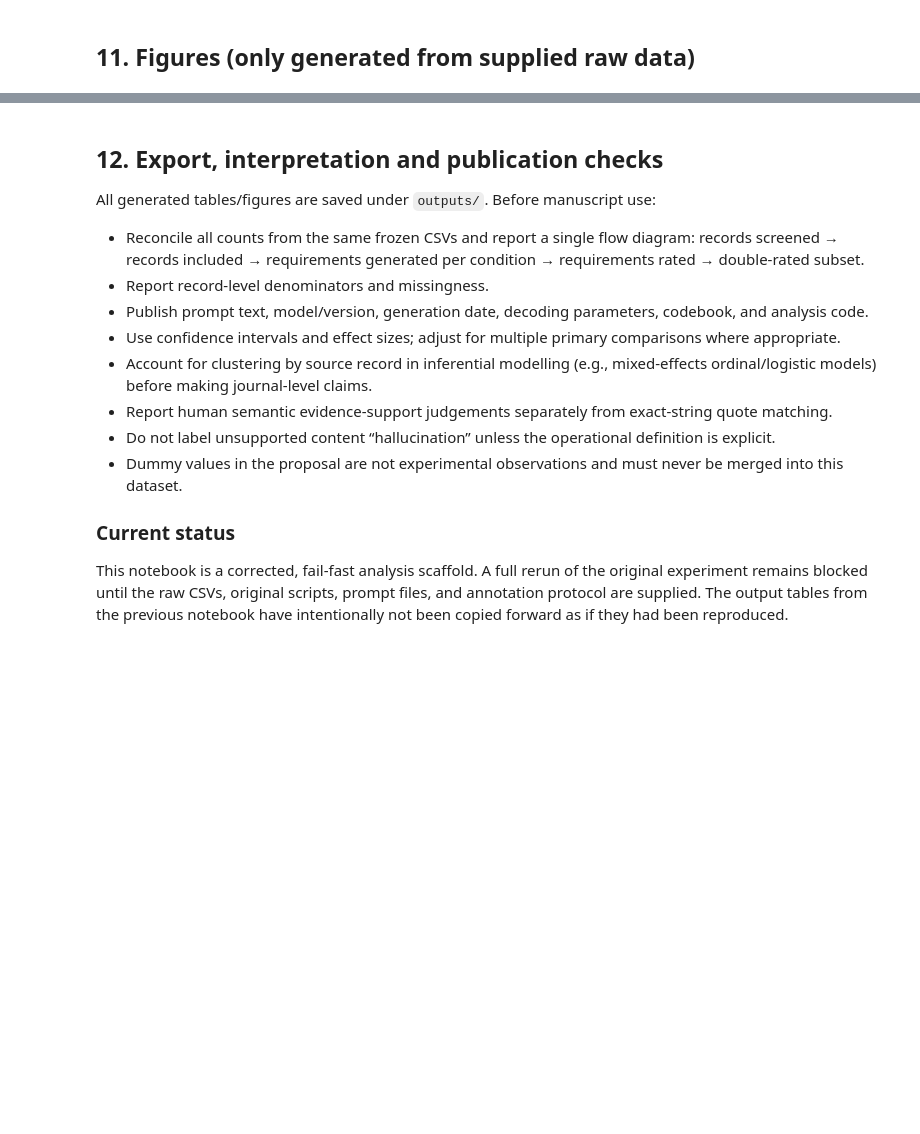
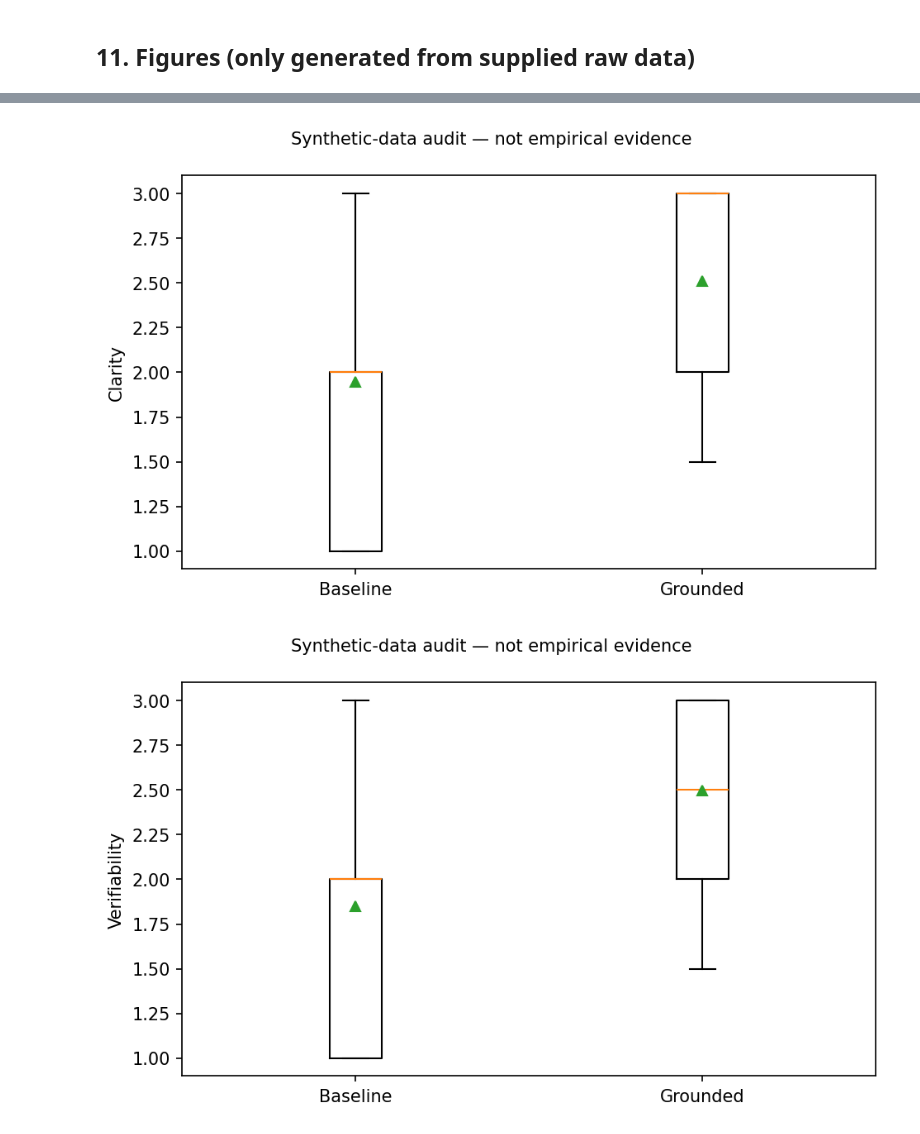
Before and after one commit to yashikakamboj/atrs_project, a Jupyter notebook: ATRS_Reproducible_Reanalysis_Notebook.ipynb, the cells around one changed output, grey strips where cells are left out. Cells and saved outputs as stored; diff of their text form; code cells hidden in the pictures; blank space fills up the shorter version.

Commit message:
Replace ATRS_Reproducible_Reanalysis_Notebook with publication audit, execute all cells with PDF outputs, and update pipeline results

```diff
--- a/ATRS_Reproducible_Reanalysis_Notebook.ipynb
+++ b/ATRS_Reproducible_Reanalysis_Notebook.ipynb
@@ -310,0 +335,4 @@ else:
+# %%
+rq2=items.groupby(['condition','traceability']).size().rename('n').reset_index()
+rq2['pct_within_condition']=100*rq2.n/rq2.groupby('condition').n.transform('sum')
+display(rq2); rq2.to_csv(OUT_DIR/'rq2_traceability_distribution.csv',index=False)
@@ -360,0 +352,7 @@ else:
+# %%
+rows=[]
+for condition,g in record_scores.groupby('condition'):
+    for metric in ['clarity','verifiability','traceability']:
+        rho,p=stats.spearmanr(g.completeness,g[metric]); rows.append(dict(condition=condition,outcome=metric,n_records=len(g),spearman_rho=rho,p_value=p))
+rq3=pd.DataFrame(rows); rq3['p_holm']=holm(rq3.p_value)
+display(rq3); rq3.to_csv(OUT_DIR/'rq3_completeness_correlations.csv',index=False)
@@ -360,0 +370,3 @@ else:
+# %%
+rq4=items.groupby('condition').unsupported.agg(n='count',rate='mean',lower=lambda x:(x==1).mean(),upper=lambda x:(x>0).mean()).reset_index()
+display(rq4); rq4.to_csv(OUT_DIR/'rq4_unsupported_rates.csv',index=False)
@@ -391,15 +379,38 @@ else:
-# %% [markdown]
-## 12. Export, interpretation and publication checks
-
-All generated tables/figures are saved under `outputs/`. Before manuscript use:
-- Reconcile all counts from the same frozen CSVs and report a single flow diagram: records screened → records included → requirements generated per condition → requirements rated → double-rated subset.
-- Report record-level denominators and missingness.
-- Publish prompt text, model/version, generation date, decoding parameters, codebook, and analysis code.
-- Use confidence intervals and effect sizes; adjust for multiple primary comparisons where appropriate.
-- Account for clustering by source record in inferential modelling (e.g., mixed-effects ordinal/logistic models) before making journal-level claims.
-- Report human semantic evidence-support judgements separately from exact-string quote matching.
-- Do not label unsupported content “hallucination” unless the operational definition is explicit.
-- Dummy values in the proposal are not experimental observations and must never be merged into this dataset.
-
-### Current status
-This notebook is a corrected, fail-fast analysis scaffold. A full rerun of the original experiment remains blocked until the raw CSVs, original scripts, prompt files, and annotation protocol are supplied. The output tables from the previous notebook have intentionally not been copied forward as if they had been reproduced.
+# %%
+def savefig(fig, name):
+    fig.suptitle("Synthetic-data audit — not empirical evidence", fontsize=10)
+    fig.tight_layout()
+    fig.savefig(OUT_DIR / f"{name}.pdf")
+    display(fig)
+    plt.close(fig)
+
+for metric in ['clarity', 'verifiability']:
+    fig, ax = plt.subplots(figsize=(6.5, 4))
+    ax.boxplot([items.loc[items.condition == c, metric] for c in ['baseline', 'grounded']],
+               showmeans=True,
+               **({'tick_labels': ['Baseline', 'Grounded']} if 'tick_labels' in inspect.signature(ax.boxplot).parameters else {'labels': ['Baseline', 'Grounded']}))
+    ax.set_ylabel(metric.title())
+    savefig(fig, metric + '_by_condition')
+
+fig, ax = plt.subplots(figsize=(6.5, 4))
+rq2.pivot(index='condition', columns='traceability', values='pct_within_condition').fillna(0).plot.bar(stacked=True, ax=ax)
+ax.set_ylabel('Requirements (%)')
+ax.legend(title='Mean score')
+savefig(fig, 'traceability_by_condition')
+
+fig, ax = plt.subplots(figsize=(6.5, 4))
+for c, g in record_scores.groupby('condition'):
+    ax.scatter(g.completeness, g.verifiability, label=c)
+ax.set_xlabel('Completeness')
+ax.set_ylabel('Record mean verifiability')
+ax.legend()
+savefig(fig, 'completeness_vs_verifiability')
+
+fig, ax = plt.subplots(figsize=(6.5, 4))
+ax.bar(rq4.condition, 100 * rq4.rate)
+ax.set_ylabel('Mean unsupported score (%)')
+ax.set_ylim(0, 100)
+savefig(fig, 'unsupported_by_condition')
+# %% [output]
+[figure, added]
+[figure, added]
```
Also changed, not shown: parts of 26 cells of this notebook, 38 other files.
